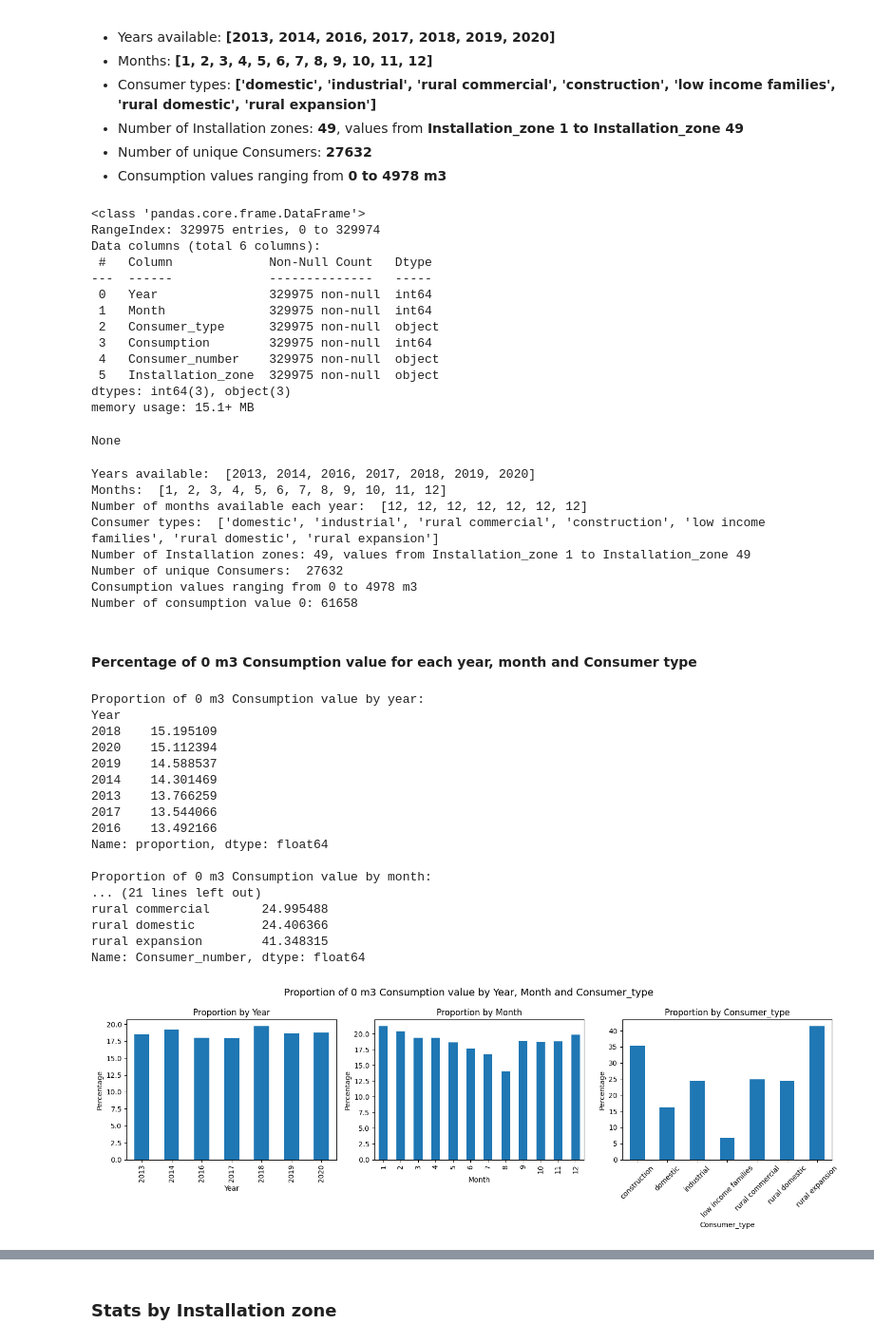
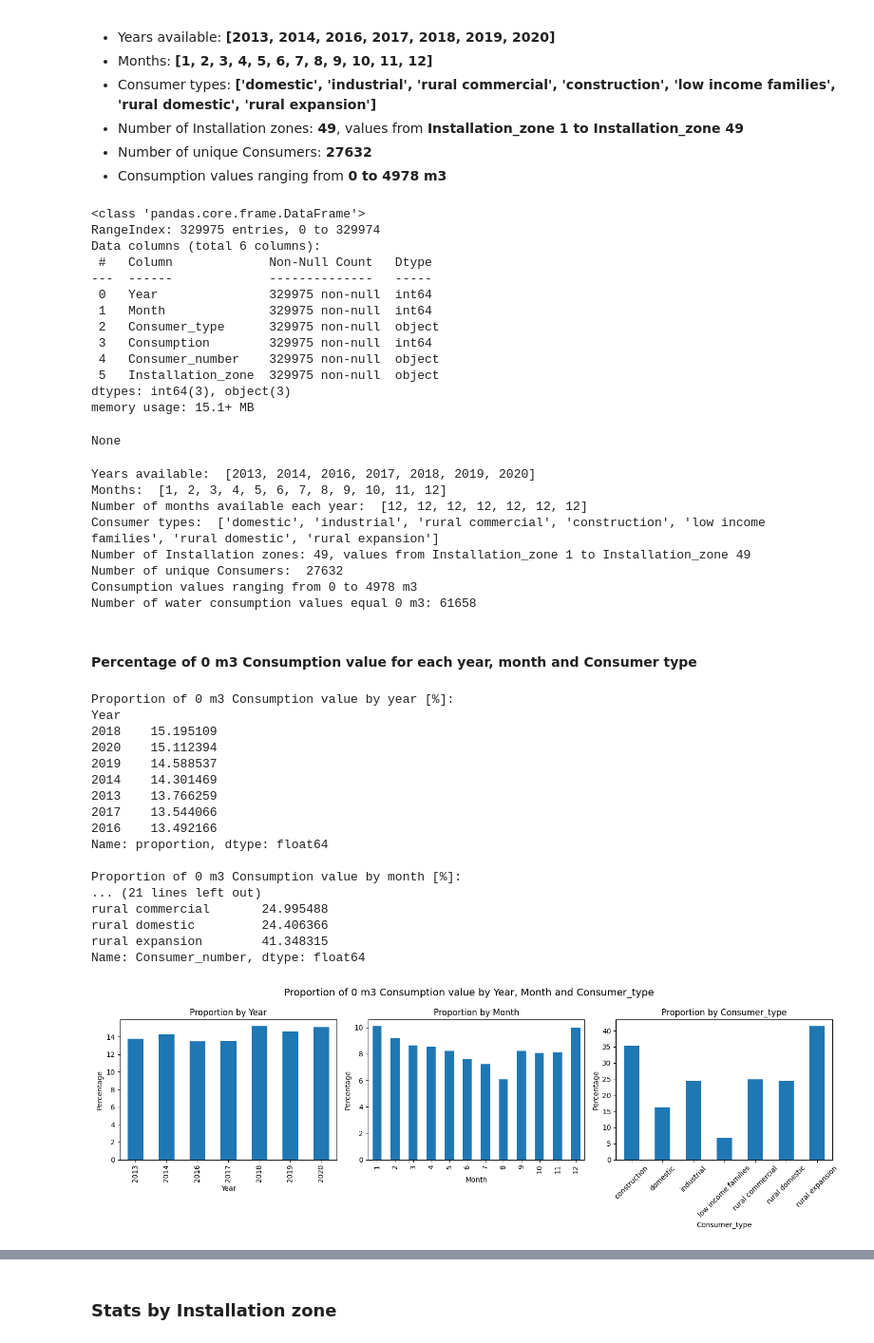
Before and after one commit to barbare03/ML4DS, a Jupyter notebook: assignment_F.ipynb, the cells around one changed output, grey strips where cells are left out. Shown at 95% size. Drawn from its saved outputs; the diff is of its cells as text; code cells hidden in the pictures.

Commit message:
Graphs for zero consumption & Installation zones distribution

```diff
--- a/assignment_F.ipynb
+++ b/assignment_F.ipynb
@@ -76,9 +84,7 @@ There are no NaN values in the dataset
 - Number of unique Consumers:  **27632**
 - Consumption values ranging from **0 to 4978 m3**
 # %%
-# sorted(df.Consumption.unique())
-
-# msno.matrix(df)
+# Dataset basic info
 display(df.info())
 print('Years available: ', df.Year.unique().tolist())
 print('Months: ', df.Month.unique().tolist())
@@ -87,7 +93,7 @@ print('Consumer types: ', df.Consumer_type.unique().tolist())
 print(f'Number of Installation zones: {df.Installation_zone.nunique()}, values from {df.Installation_zone.unique()[0]} to {df.Installation_zone.unique()[-1]}')
 print('Number of unique Consumers: ', df.Consumer_number.nunique())
 print(f'Consumption values ranging from {df.Consumption.min()} to {df.Consumption.max()} m3')
-print(f'Number of consumption value 0: {df[df.Consumption == 0].shape[0]}')
+print(f'Number of water consumption values equal 0 m3: {df[df.Consumption == 0].shape[0]}')
 # %% [output]
 <class 'pandas.core.frame.DataFrame'>
 RangeIndex: 329975 entries, 0 to 329974
@@ -110,45 +116,45 @@ Consumer types:  ['domestic', 'industrial', 'rural commercial', 'construction',
 Number of Installation zones: 49, values from Installation_zone 1 to Installation_zone 49
 Number of unique Consumers:  27632
 Consumption values ranging from 0 to 4978 m3
-Number of consumption value 0: 61658
+Number of water consumption values equal 0 m3: 61658
 # %% [markdown]
 #### Percentage of 0 m3 Consumption value for each year, month and Consumer type
 # %%
-print('Proportion of 0 m3 Consumption value by year: \n', df[df.Consumption == 0].value_counts(['Year'], normalize=True)*100, sep='', end='\n\n')
-print('Proportion of 0 m3 Consumption value by month: \n', df[df.Consumption == 0].value_counts(['Month'], normalize=True)*100, sep='', end='\n\n')
-print('Proportion of 0 m3 Consumption value by Consumer_type: \n', df[df.Consumption == 0].groupby('Consumer_type')['Consumer_number'].count()/df.groupby('Consumer_type')['Consumer_number'].count()*100, sep='', end='\n\n')
+print('Proportion of 0 m3 Consumption value by year [%]: \n', df[df.Consumption == 0].value_counts(['Year'], normalize=True)*100, sep='', end='\n\n')
+print('Proportion of 0 m3 Consumption value by month [%]: \n', df[df.Consumption == 0].value_counts(['Month'], normalize=True)*100, sep='', end='\n\n')
+print('Proportion of 0 m3 Consumption value by Consumer_type [%]: \n', df[df.Consumption == 0].groupby('Consumer_type')['Consumer_number'].count()/df.groupby('Consumer_type')['Consumer_number'].count()*100, sep='', end='\n\n')
 
 # Barplot of the above data as percentages
 fig, ax = plt.subplots(1,3, figsize=(15,5))
-(df[df.Consumption == 0].groupby('Year')['Consumer_number'].count()/df.groupby('Year')['Consumer_number'].count()*100).plot(kind='bar', ax=ax[0])
-(df[df.Consumption == 0].groupby('Month')['Consumer_number'].count()/df.groupby('Month')['Consumer_number'].count()*100).plot(kind='bar', ax=ax[1])
+(df[df.Consumption == 0].groupby('Year')['Consumer_number'].count()/len(df[df.Consumption == 0])*100).plot(kind='bar', ax=ax[0])
+(df[df.Consumption == 0].groupby('Month')['Consumer_number'].count()/len(df[df.Consumption == 0])*100).plot(kind='bar', ax=ax[1])
 (df[df.Consumption == 0].groupby('Consumer_type')['Consumer_number'].count()/df.groupby('Consumer_type')['Consumer_number'].count()*100).plot(kind='bar', ax=ax[2])
 ax[0].set_title('Proportion by Year')
 ax[1].set_title('Proportion by Month')
 ax[2].set_title('Proportion by Consumer_type')
 ax[0].set_ylabel('Percentage')
 ax[1].set_ylabel('Percentage')
 ax[2].set_ylabel('Percentage')
 ax[2].set_xticklabels(ax[2].get_xticklabels(), rotation=45)
 fig.suptitle('Proportion of 0 m3 Consumption value by Year, Month and Consumer_type', fontsize=14)
 plt.tight_layout()
 plt.show()
 # %% [output]
-Proportion of 0 m3 Consumption value by year:
+Proportion of 0 m3 Consumption value by year [%]:
 Year
 2018    15.195109
 2020    15.112394
 2019    14.588537
 2014    14.301469
 2013    13.766259
 2017    13.544066
 2016    13.492166
 Name: proportion, dtype: float64
 
-Proportion of 0 m3 Consumption value by month:
+Proportion of 0 m3 Consumption value by month [%]:
 ... (21 lines left out)
 rural commercial       24.995488
 rural domestic         24.406366
 rural expansion        41.348315
 Name: Consumer_number, dtype: float64
-[figure, old version]
+[figure, new version]
```
Also changed, not shown: parts of 5 cells of this notebook.
